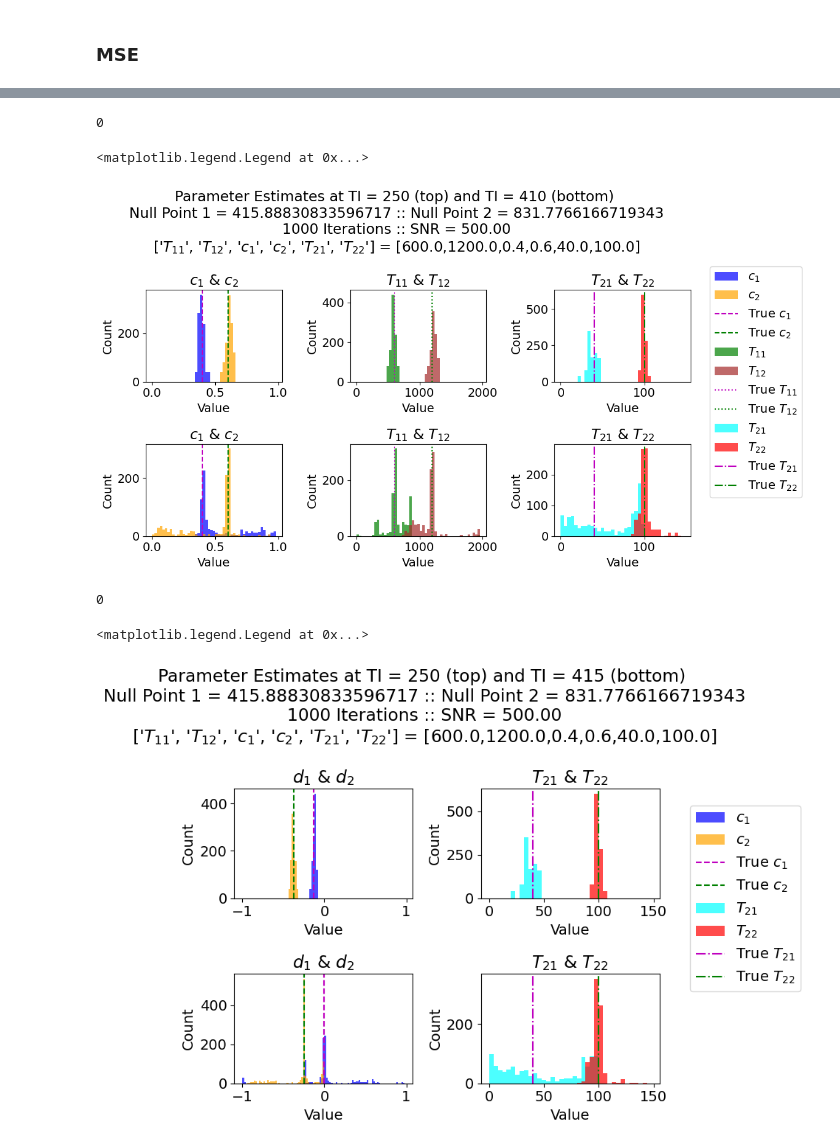
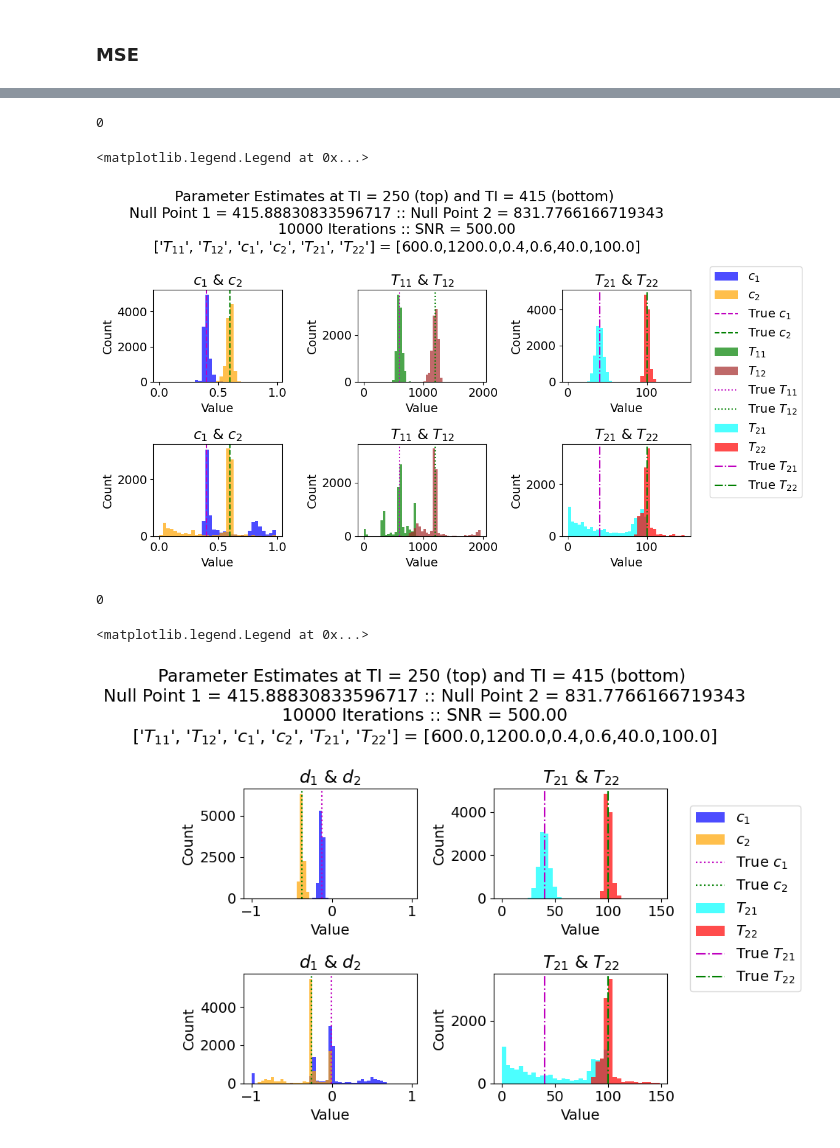
Before and after one commit to Griffin997/Stabilization, a Jupyter notebook: InversionExp_Characteristics/visualize_MC_DATA.ipynb, the cells around one changed output, grey strips where cells are left out. Cells and saved outputs as stored; diff of their text form; code cells hidden in the pictures.

```diff
--- a/InversionExp_Characteristics/visualize_MC_DATA.ipynb
+++ b/InversionExp_Characteristics/visualize_MC_DATA.ipynb
@@ -34,11 +34,11 @@ print(cwd_full)
 
 exp_file = 'InversionExp_Characteristics'
 data_file = 'MC_DATA'
-exp_date = '07Feb24'
+exp_date = '01Mar24'
 run_head = 'trueStart'
 
 SNR_value = 500
-var_reps = 1000
+var_reps = 10000
 
 add_tag = ""
 
@@ -255,6 +255,6 @@ plt.show()
 # %%
 top_TI = 250
-bot_TI = 410
+bot_TI = 415
 
 top_TI_index = np.where(top_TI==TI_DATA)[0][0]
 bot_TI_index = np.where(bot_TI==TI_DATA)[0][0]
@@ -265,7 +265,7 @@ plt.rc('font', size = 14)
 fig, ax = plt.subplots(2, 3, figsize=(10, 6.5), tight_layout=True)
 fig.suptitle(f"Parameter Estimates at TI = {top_TI} (top) and TI = {bot_TI} (bottom) \nNull Point 1 = {TI1star} :: Null Point 2 = {TI2star}\n{var_reps} Iterations :: SNR = {SNR_value :0.2f}\n{ParamTitle_6p} = [{T11},{T12},{c1},{c2},{T21},{T22}]")
 
-bin_array = np.arange(0, 1, 0.02)
+bin_array = np.arange(0, 1, 0.03)
 ax[0,0].hist(x=TD_p_array[top_TI_index,:,-4], bins=bin_array, color='b', alpha = 0.7)
 ax[0,0].hist(x=TD_p_array[top_TI_index,:,-3], bins=bin_array, color='orange', alpha = 0.7)
 ax[0,0].axvline(x = true_params[2], color='m', ls = '--')
@@ -314,7 +314,7 @@ ydn = ymin+(ymax-ymin)*1//3
 # ax[0,2].text(xmin+(xmax-xmin)*0.1, ydn, f"MSE({ParamTitle_6p[-1]}): {MSEMat[-1] :0.2e}", color = 'k')
 
 
-bin_array = np.arange(0, 1, 0.02)
+bin_array = np.arange(0, 1, 0.03)
 ax[1,0].hist(x=TD_p_array[bot_TI_index,:,-4], bins=bin_array, color='b', label = r'$c_{1}$', alpha = 0.7)
 ax[1,0].hist(x=TD_p_array[bot_TI_index,:,-3], bins=bin_array, color='orange', label = r'$c_{2}$', alpha = 0.7)
 ax[1,0].axvline(x = true_params[2], label = r'True $c_{1}$', color='m', ls = '--')
@@ -366,7 +366,7 @@ fig.legend(loc='center left', bbox_to_anchor=(1, 0.5))
 # %% [output]
 0
 <matplotlib.legend.Legend at 0x...>
-[figure, old version]
+[figure, new version]
 # %%
 top_TI = 250
 bot_TI = 415
@@ -380,11 +380,11 @@ plt.rc('font', size = 14)
 fig, ax = plt.subplots(2, 2, figsize=(7, 6.5), tight_layout=True)
 fig.suptitle(f"Parameter Estimates at TI = {top_TI} (top) and TI = {bot_TI} (bottom) \nNull Point 1 = {TI1star} :: Null Point 2 = {TI2star}\n{var_reps} Iterations :: SNR = {SNR_value :0.2f}\n{ParamTitle_6p} = [{T11},{T12},{c1},{c2},{T21},{T22}]")
 
-bin_array = np.arange(-1, 1, 0.02)
+bin_array = np.arange(-1, 1, 0.04)
 ax[0,0].hist(x=OD_p_array[top_TI_index,:,0], bins=bin_array, color='b', alpha = 0.7)
 ax[0,0].hist(x=OD_p_array[top_TI_index,:,1], bins=bin_array, color='orange', alpha = 0.7)
-ax[0,0].axvline(x = d_value(top_TI, true_params[2], true_params[0]), color='m', ls = '--')
-ax[0,0].axvline(x = d_value(top_TI, true_params[3], true_params[1]), color='g', ls = '--')
+ax[0,0].axvline(x = d_value(top_TI, true_params[2], true_params[0]), color='m', ls = ':')
+ax[0,0].axvline(x = d_value(top_TI, true_params[3], true_params[1]), color='g', ls = ':')
 ax[0,0].set_xlabel('Value')
 ax[0,0].set_ylabel('Count')
 ax[0,0].set_title(f"{ParamTitle_4p[0]} & {ParamTitle_4p[1]}")#\nMSE({ParamTitle_6p[-4]}) = {MSEMat[-4]:.2e}\nMSE({ParamTitle_6p[-3]}) = {MSEMat[-3]:.2e}")
@@ -414,40 +414,40 @@ ydn = ymin+(ymax-ymin)*1//3
 # ax[0,2].text(xmin+(xmax-xmin)*0.1, ydn, f"MSE({ParamTitle_6p[-1]}): {MSEMat[-1] :0.2e}", color = 'k')
 
 
-bin_array = np.arange(-1, 1, 0.02)
+bin_array = np.arange(-1, 1, 0.04)
 ax[1,0].hist(x=OD_p_array[bot_TI_index,:,0], bins=bin_array, color='b', label = r'$c_{1}$', alpha = 0.7)
 ax[1,0].hist(x=OD_p_array[bot_TI_index,:,1], bins=bin_array, color='orange', label = r'$c_{2}$', alpha = 0.7)
-ax[1,0].axvline(x = d_value(bot_TI, true_params[2], true_params[0]), label = r'True $c_{1}$', color='m', ls = '--')
-ax[1,0].axvline(x = d_value(bot_TI, true_params[3], true_params[1]), label = r'True $c_{2}$', color='g', ls = '--')
+ax[1,0].axvline(x = d_value(bot_TI, true_params[2], true_params[0]), label = r'True $c_{1}$', color='m', ls = ':')
+ax[1,0].axvline(x = d_value(bot_TI, true_params[3], true_params[1]), label = r'True $c_{2}$', color='g', ls = ':')
 ax[1,0].set_xlabel('Value')
 ax[1,0].set_ylabel('Count')
 ax[1,0].set_title(f"{ParamTitle_4p[0]} & {ParamTitle_4p[1]}")#\nMSE({ParamTitle_6p[-4]}) = {MSEMat[-4]:.2e}\nMSE({ParamTitle_6p[-3]}) = {MSEMat[-3]:.2e}")
 
 xmin, xmax = ax[1,0].get_xlim()
 ymin, ymax = ax[1,0].get_ylim()
 yup = ymin+(ymax-ymin)*2//3
 ydn = ymin+(ymax-ymin)*1//3
 # ax[1,0].text(xmin+(xmax-xmin)*0.1, yup, f"MSE({ParamTitle_6p[-4]}): {MSEMat[-4] :0.2e}", color = 'k')
 # ax[1,0].text(xmin+(xmax-xmin)*0.1, ydn, f"MSE({ParamTitle_6p[-3]}): {MSEMat[-3] :0.2e}", color = 'k')
 
 bin_array = np.arange(0, 150, 4)
 ax[1,1].hist(x=OD_p_array[bot_TI_index,:,-2], bins=bin_array, color='cyan', label = r'$T_{21}$', alpha = 0.7)
 ax[1,1].hist(x=OD_p_array[bot_TI_index,:,-1], bins=bin_array, color='red', label = r'$T_{22}$', alpha = 0.7)
 ax[1,1].axvline(x = true_params[-2], label = r'True $T_{21}$', color='m', ls = '-.')
 ax[1,1].axvline(x = true_params[-1], label = r'True $T_{22}$', color='g', ls = '-.')
 ax[1,1].set_xlabel('Value')
 ax[1,1].set_ylabel('Count')
 ax[1,1].set_title(f"{ParamTitle_4p[-2]} & {ParamTitle_4p[-1]}")#\nMSE({ParamTitle_6p[-2]}) = {MSEMat[-2]:.2e}\nMSE({ParamTitle_6p[-1]}) = {MSEMat[-1]:.2e}")
 
 xmin, xmax = ax[1,1].get_xlim()
 ymin, ymax = ax[1,1].get_ylim()
 yup = ymin+(ymax-ymin)*2//3
 ydn = ymin+(ymax-ymin)*1//3
 # ax[1,2].text(xmin+(xmax-xmin)*0.1, yup, f"MSE({ParamTitle_6p[-2]}): {MSEMat[-2] :0.2e}", color = 'k')
 # ax[1,2].text(xmin+(xmax-xmin)*0.1, ydn, f"MSE({ParamTitle_6p[-1]}): {MSEMat[-1] :0.2e}", color = 'k')
 
 fig.legend(loc='center left', bbox_to_anchor=(1, 0.5))
 # %% [output]
 0
 <matplotlib.legend.Legend at 0x...>
-[figure, old version]
+[figure, new version]
```
Also changed, not shown: parts of 7 cells of this notebook, 1 other file.
